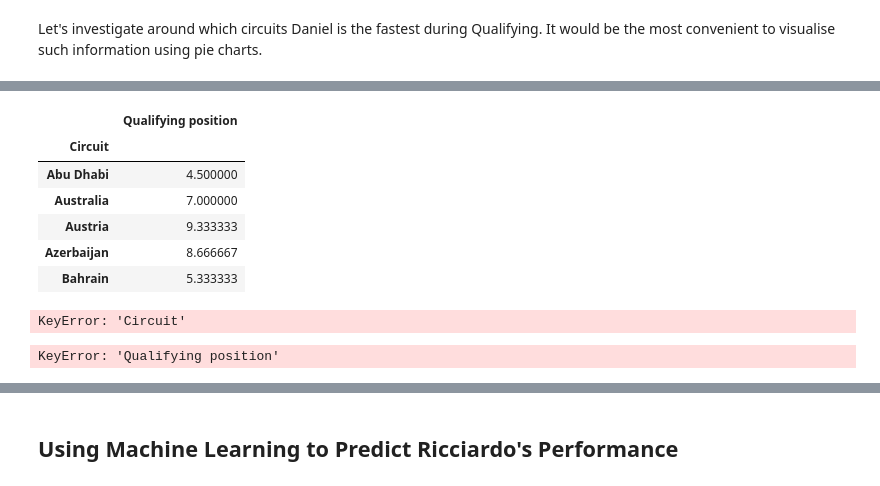
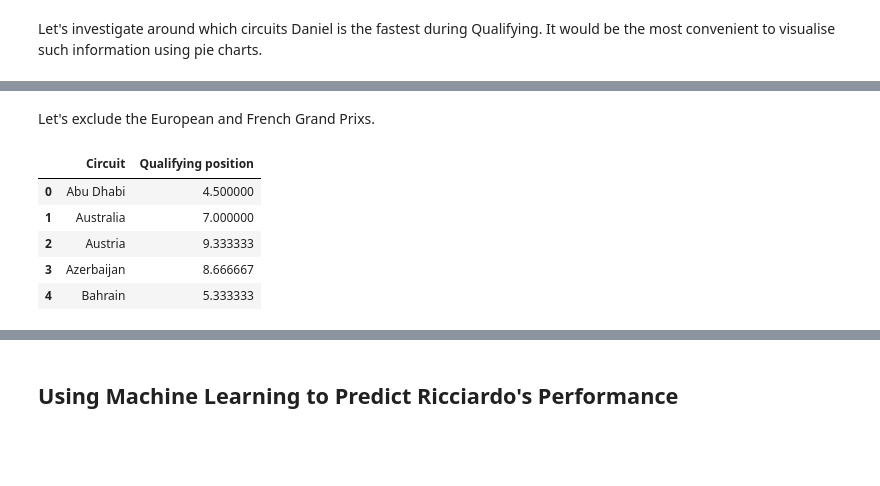
Before and after one commit to nick1404/Daniel-Ricciardo-Analysis, a Jupyter notebook: Ricciardo_Analysis.ipynb, the cells around one changed output, grey strips where cells are left out. Drawn from its saved outputs; the diff is of its cells as text; code cells hidden in the pictures; blank space fills up the shorter version.

```diff
--- a/Ricciardo_Analysis.ipynb
+++ b/Ricciardo_Analysis.ipynb
@@ -170,28 +193,23 @@ Let's investigate around which circuits Daniel is the fastest during Qualifying.
+# %% [markdown]
+Let's exclude the European and French Grand Prixs.
+# %%
+# Remove the required rows
+qualifying.drop(qualifying[qualifying['Circuit'] == 'Europe'].index,inplace=True, axis=0)
+qualifying.drop(qualifying[qualifying['Circuit'] == 'France'].index,inplace=True, axis=0)
 # %%
 # Again use the pivot_table method to group the data by circuits
 qualifying_mean_positions = qualifying.pivot_table(index='Circuit', aggfunc='mean')
 
 #Drop the "Year" column
 qualifying_mean_positions.drop('Year', inplace=True, axis=1)
+
+# Reset index
+qualifying_mean_positions.reset_index(inplace=True)
 qualifying_mean_positions.head()
 # %% [output]
-|  | Qualifying position |
-| Circuit |  |
-| Abu Dhabi | 4.500000 |
-| Australia | 7.000000 |
-| Austria | 9.333333 |
-| Azerbaijan | 8.666667 |
-| Bahrain | 5.333333 |
+|  | Circuit | Qualifying position |
+| 0 | Abu Dhabi | 4.500000 |
+| 1 | Australia | 7.000000 |
+| 2 | Austria | 9.333333 |
+| 3 | Azerbaijan | 8.666667 |
+| 4 | Bahrain | 5.333333 |
-# %%
-plt.scatter(qualifying_mean_positions['Circuit'], qualifying_mean_positions['Qualifying position'])
-# %% [output]
-KeyError: 'Circuit'
-# %%
-def abs_val_2(val):
-  a = np.round(val/100.*qualifying_mean_positions['Qualifying position'].sum(), 1)
-  return a
-
-
-qualifying_mean_positions.plot.pie(subplots=True, legend=False,autopct=abs_val_2, figsize=(10, 10))
-# %% [output]
-KeyError: 'Qualifying position'
```
Also changed, not shown: parts of 14 cells of this notebook.
